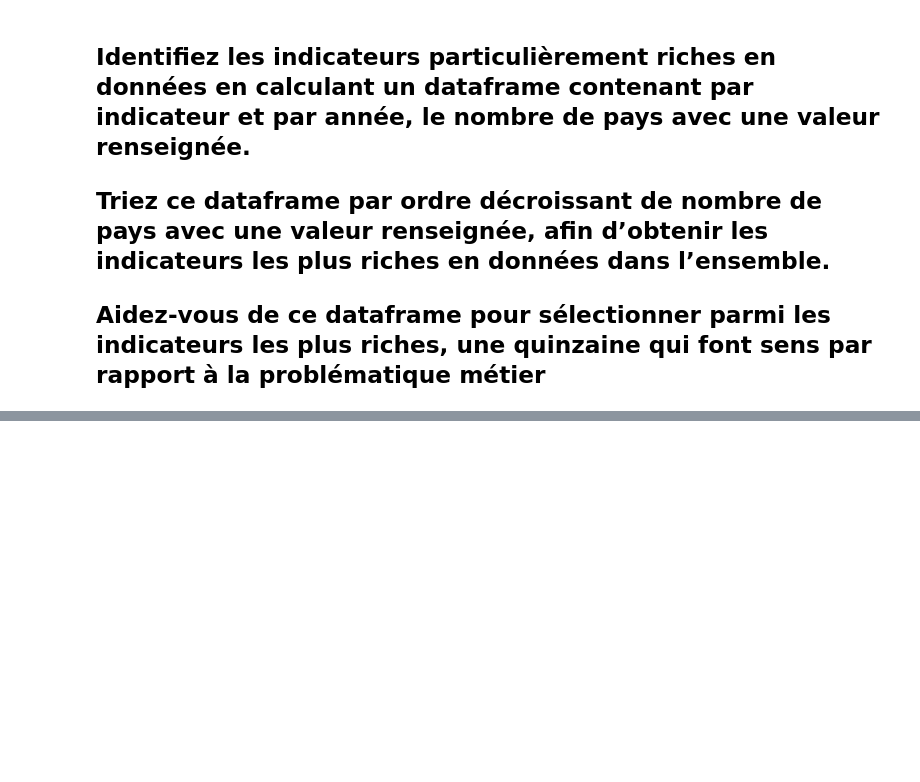
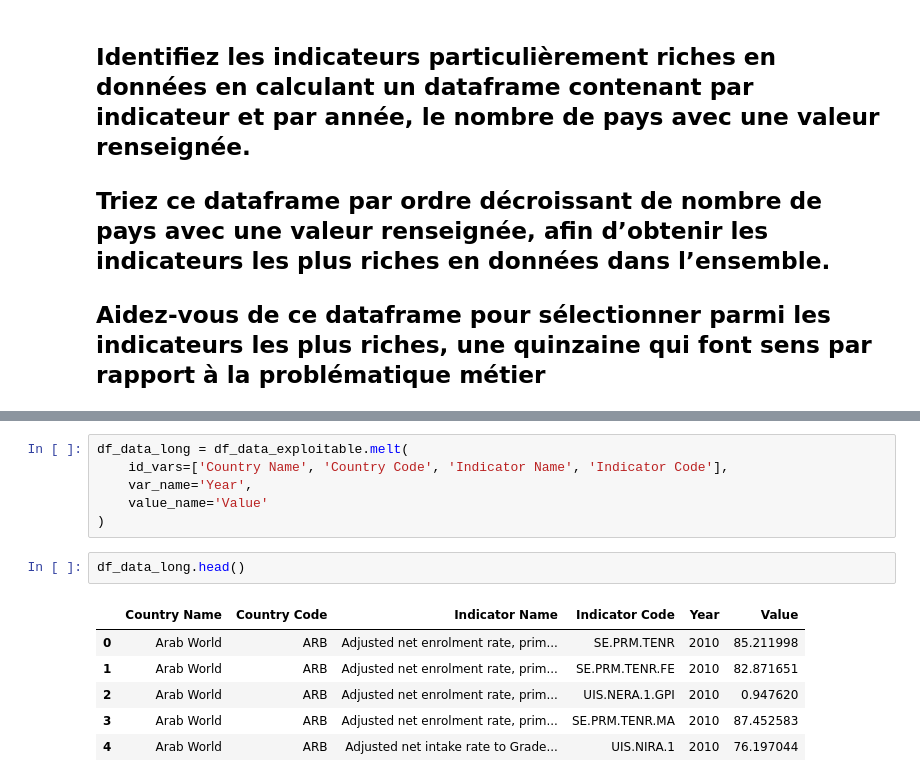
Before and after one commit to SafiaData/OpenclassroomsProjet2, a Jupyter notebook: PROJET 2 OPENCLASSROOMS .ipynb, the cells around one changed output, grey strips where cells are left out. Drawn from its saved outputs; the diff is of its cells as text; blank space fills up the shorter version.

```diff
--- a/PROJET 2 OPENCLASSROOMS .ipynb
+++ b/PROJET 2 OPENCLASSROOMS .ipynb
@@ -1723,0 +1733,15 @@ df_data_exploitable.head()
+# %%
+df_data_long = df_data_exploitable.melt(
+    id_vars=['Country Name', 'Country Code', 'Indicator Name', 'Indicator Code'],
+    var_name='Year',
+    value_name='Value'
+)
+# %%
+df_data_long.head()
+# %% [output]
+|  | Country Name | Country Code | Indicator Name | Indicator Code | Year | Value |
+| 0 | Arab World | ARB | Adjusted net enrolment rate, prim... | SE.PRM.TENR | 2010 | 85.211998 |
+| 1 | Arab World | ARB | Adjusted net enrolment rate, prim... | SE.PRM.TENR.FE | 2010 | 82.871651 |
+| 2 | Arab World | ARB | Adjusted net enrolment rate, prim... | UIS.NERA.1.GPI | 2010 | 0.947620 |
+| 3 | Arab World | ARB | Adjusted net enrolment rate, prim... | SE.PRM.TENR.MA | 2010 | 87.452583 |
+| 4 | Arab World | ARB | Adjusted net intake rate to Grade... | UIS.NIRA.1 | 2010 | 76.197044 |
```
Also changed, not shown: parts of 28 cells of this notebook.
